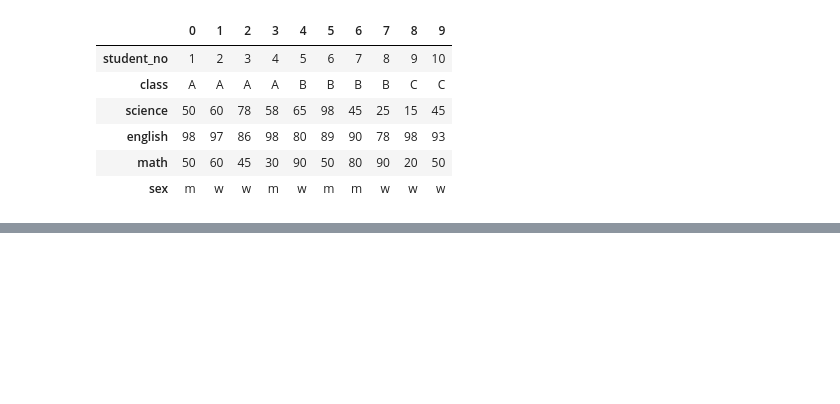
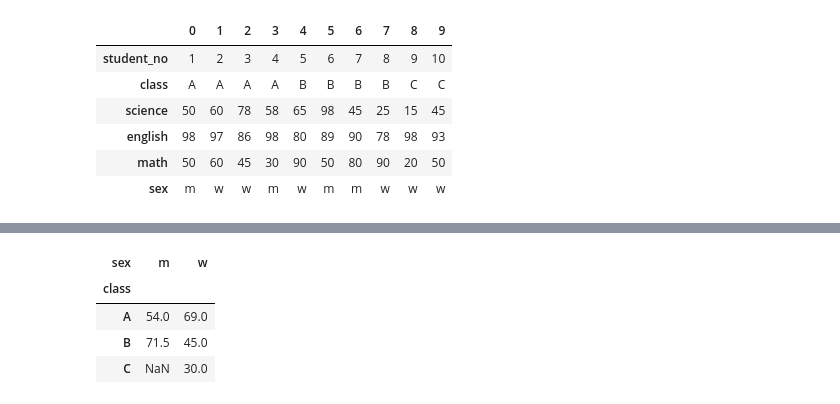
Before and after one commit to daxjeong/StudyJupyter, a Jupyter notebook: day5/5day_02_데이터탐색하기_그룹_재구조화_시계열.ipynb, the cells around one changed output, grey strips where cells are left out. Cells and saved outputs as stored; diff of their text form; code cells hidden in the pictures; blank space fills up the shorter version.

```diff
--- a/day5/5day_02_데이터탐색하기_그룹_재구조화_시계열.ipynb
+++ b/day5/5day_02_데이터탐색하기_그룹_재구조화_시계열.ipynb
@@ -474,0 +492,10 @@ df.T
+# %%
+pd.pivot_table(df, index="class",
+               columns="sex",
+               values='science')
+# %% [output]
+| sex | m | w |
+| class |  |  |
+| A | 54.0 | 69.0 |
+| B | 71.5 | 45.0 |
+| C | NaN | 30.0 |
```
Also changed, not shown: parts of 3 cells of this notebook, 4 other files.
